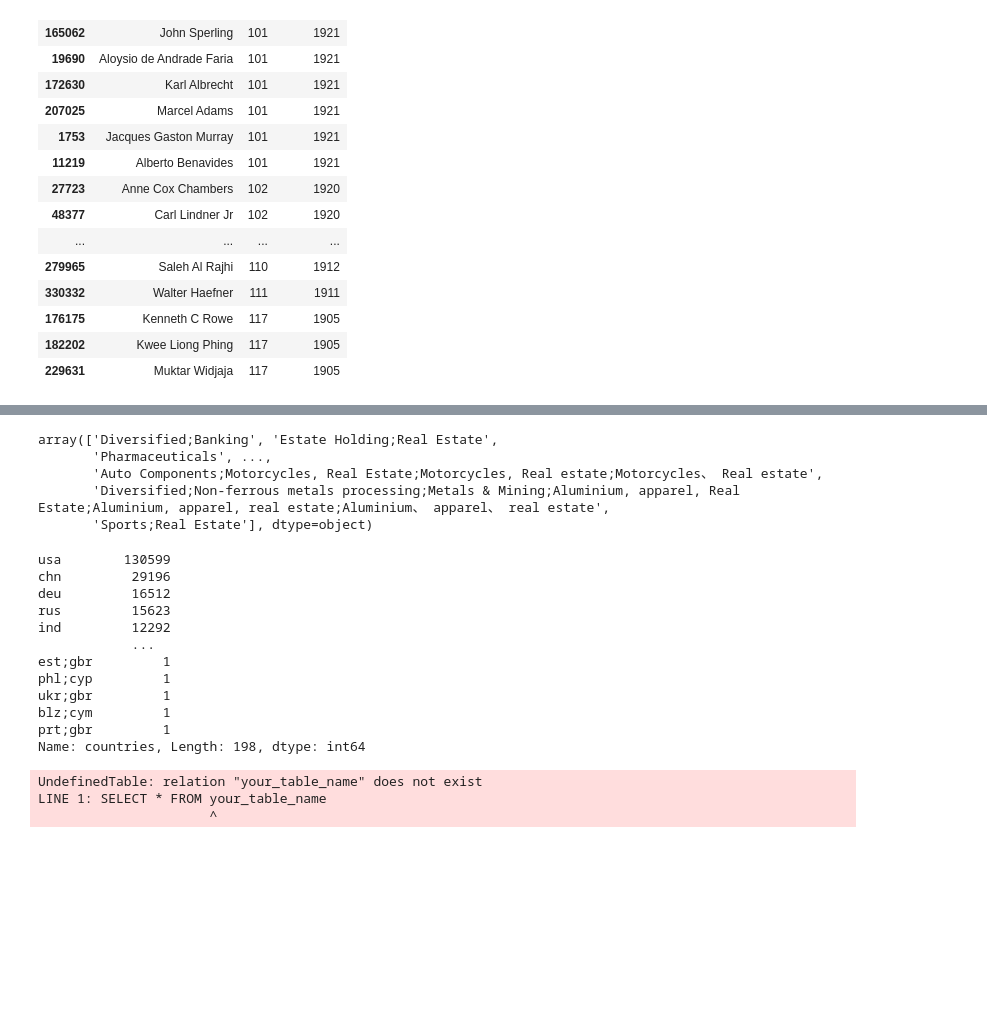
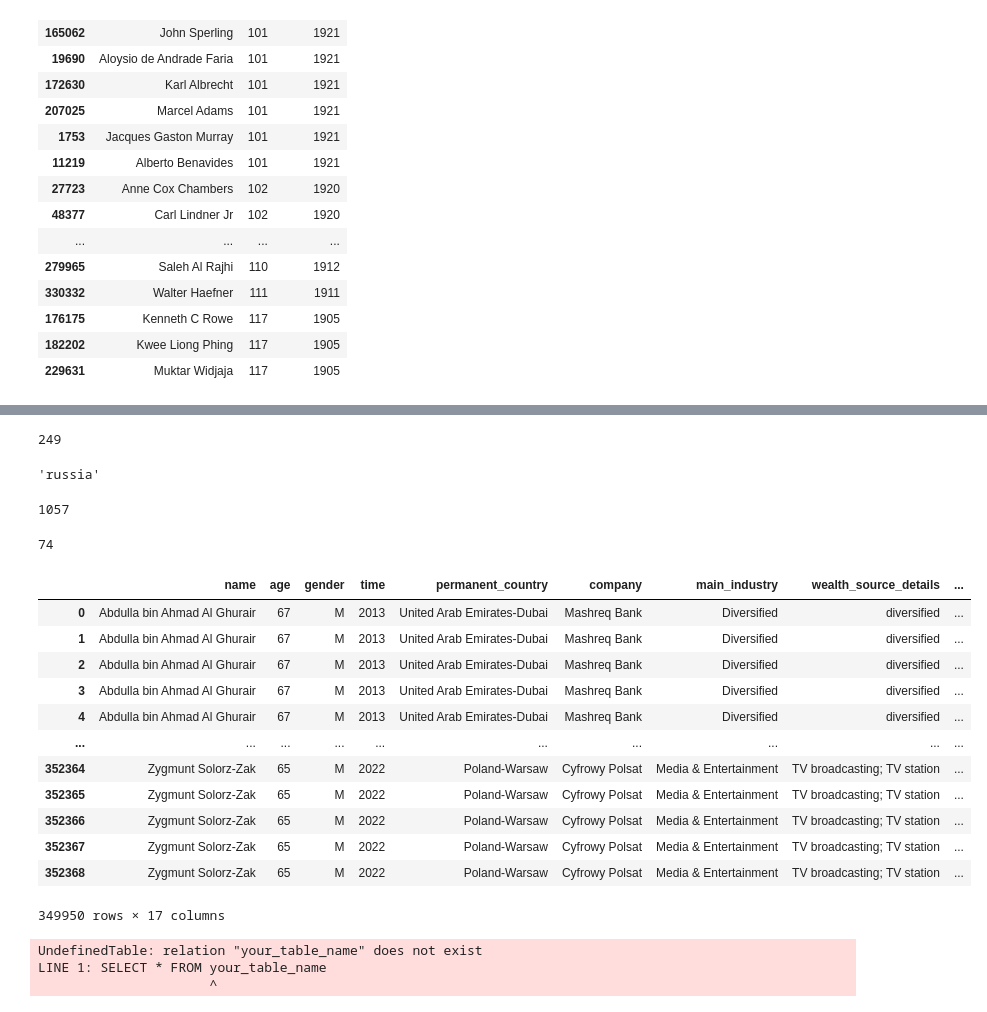
Before and after one commit to ludsonfelipe/billionaires_analysis, a Jupyter notebook: billionaires_analysis/Global Billionaire Wealth Analysis.ipynb, the cells around one changed output, grey strips where cells are left out. Cells and saved outputs as stored; diff of their text form; code cells hidden in the pictures; blank space fills up the shorter version.

```diff
--- a/billionaires_analysis/Global Billionaire Wealth Analysis.ipynb
+++ b/billionaires_analysis/Global Billionaire Wealth Analysis.ipynb
@@ -166,0 +172,7 @@ df.describe()
+# %%
+countries_dataset = [country.lower().split('-')[0].strip() for country in df['permanent_country'].unique().tolist()]
+# %%
+not_a_country = []
+for country in countries_dataset:
+    if country not in country_names and country != 'undefined' and country not in not_a_country:
+        not_a_country.append(country)
@@ -167,26 +206,45 @@ df.describe()
+# %%
+len(country_names)
+# %% [output]
+249
+# %%
+not_a_country[-1]
+# %% [output]
+'russia'
+# %%
+def get_country(location_string, country_names):
+    not_a_country = []
+    country = location_string.lower()
+    country = location_string.split('-')[0]
+    country = country.strip()
+
+    if country not in country_names:
+        not_a_country.append(country)
+
+    return country
+# %%
+display(df.permanent_country.nunique())
+df['name_country'] = df['permanent_country'].apply(get_country)
+display(df.name_country.nunique())
+# %% [output]
+1057
+74
 # %%
-df['industry'].unique()
+df
 # %% [output]
+|  | name | age | gender | time | permanent_country | company | main_industry | wealth_source_details | ... |
+| 0 | Abdulla bin Ahmad Al Ghurair | 67 | M | 2013 | United Arab Emirates-Dubai | Mashreq Bank | Diversified | diversified | ... |
+| 1 | Abdulla bin Ahmad Al Ghurair | 67 | M | 2013 | United Arab Emirates-Dubai | Mashreq Bank | Diversified | diversified | ... |
+| 2 | Abdulla bin Ahmad Al Ghurair | 67 | M | 2013 | United Arab Emirates-Dubai | Mashreq Bank | Diversified | diversified | ... |
+| 3 | Abdulla bin Ahmad Al Ghurair | 67 | M | 2013 | United Arab Emirates-Dubai | Mashreq Bank | Diversified | diversified | ... |
+| 4 | Abdulla bin Ahmad Al Ghurair | 67 | M | 2013 | United Arab Emirates-Dubai | Mashreq Bank | Diversified | diversified | ... |
+| ... | ... | ... | ... | ... | ... | ... | ... | ... | ... |
+| 352364 | Zygmunt Solorz-Zak | 65 | M | 2022 | Poland-Warsaw | Cyfrowy Polsat | Media & Entertainment | TV broadcasting; TV station | ... |
+| 352365 | Zygmunt Solorz-Zak | 65 | M | 2022 | Poland-Warsaw | Cyfrowy Polsat | Media & Entertainment | TV broadcasting; TV station | ... |
+| 352366 | Zygmunt Solorz-Zak | 65 | M | 2022 | Poland-Warsaw | Cyfrowy Polsat | Media & Entertainment | TV broadcasting; TV station | ... |
+| 352367 | Zygmunt Solorz-Zak | 65 | M | 2022 | Poland-Warsaw | Cyfrowy Polsat | Media & Entertainment | TV broadcasting; TV station | ... |
+| 352368 | Zygmunt Solorz-Zak | 65 | M | 2022 | Poland-Warsaw | Cyfrowy Polsat | Media & Entertainment | TV broadcasting; TV station | ... |
-array(['Diversified;Banking', 'Estate Holding;Real Estate',
-       'Pharmaceuticals', ...,
-       'Auto Components;Motorcycles, Real Estate;Motorcycles, Real estate;Motorcycles、 Real estate',
-       'Diversified;Non-ferrous metals processing;Metals & Mining;Aluminium, apparel, Real Estate;Aluminium, apparel, real estate;Aluminium、 apparel、 real estate',
-       'Sports;Real Estate'], dtype=object)
+349950 rows × 17 columns
-# %%
-df['countries'].value_counts()
-# %% [output]
-usa        130599
-chn         29196
-deu         16512
-rus         15623
-ind         12292
-            ...
-est;gbr         1
-phl;cyp         1
-ukr;gbr         1
-blz;cym         1
-prt;gbr         1
-Name: countries, Length: 198, dtype: int64
 # %%
 # ideias inicias
 # preço por localização
```
Also changed, not shown: parts of 11 cells of this notebook.
